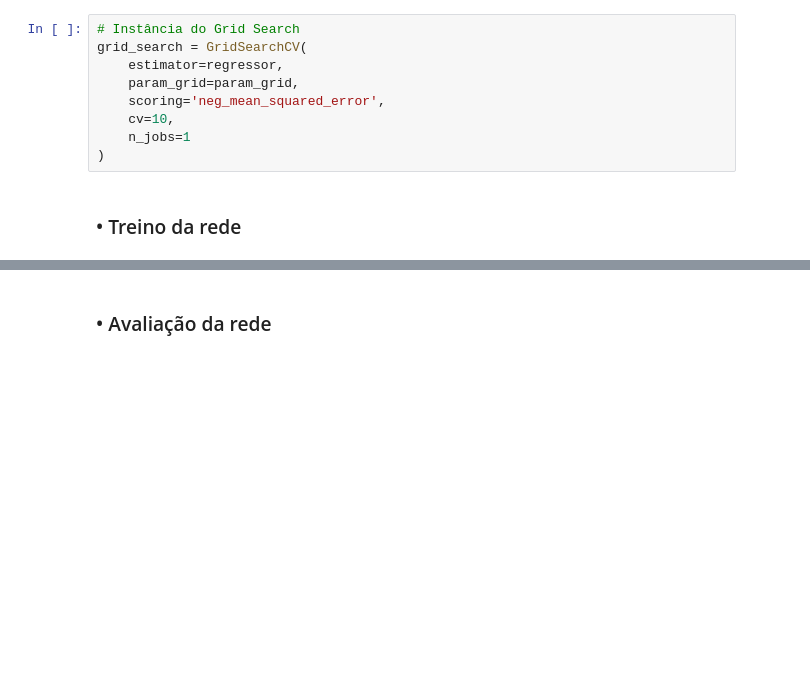
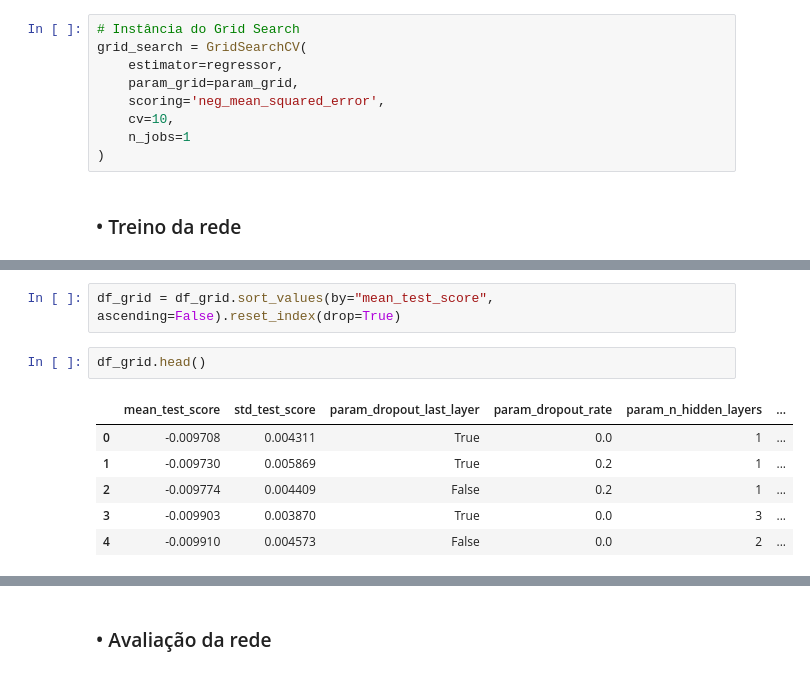
Before and after one commit to pedroboechat/COC361_InteligenciaComputacional, a Jupyter notebook: notebook_regression.ipynb, the cells around one changed output, grey strips where cells are left out. Saved outputs shown, nothing was run; the diff lists cells and outputs as text; blank space fills up the shorter version.

```diff
--- a/notebook_regression.ipynb
+++ b/notebook_regression.ipynb
@@ -435,0 +440,11 @@ INFO:tensorflow:Assets written to: C:\Users\pedro\AppData\Local\Temp\tmpyl5ip_t5
+# %%
+df_grid = df_grid.sort_values(by="mean_test_score", ascending=False).reset_index(drop=True)
+# %%
+df_grid.head()
+# %% [output]
+|  | mean_test_score | std_test_score | param_dropout_last_layer | param_dropout_rate | param_n_hidden_layers | ... |
+| 0 | -0.009708 | 0.004311 | True | 0.0 | 1 | ... |
+| 1 | -0.009730 | 0.005869 | True | 0.2 | 1 | ... |
+| 2 | -0.009774 | 0.004409 | False | 0.2 | 1 | ... |
+| 3 | -0.009903 | 0.003870 | True | 0.0 | 3 | ... |
+| 4 | -0.009910 | 0.004573 | False | 0.0 | 2 | ... |
```
Also changed, not shown: parts of 22 cells of this notebook.
